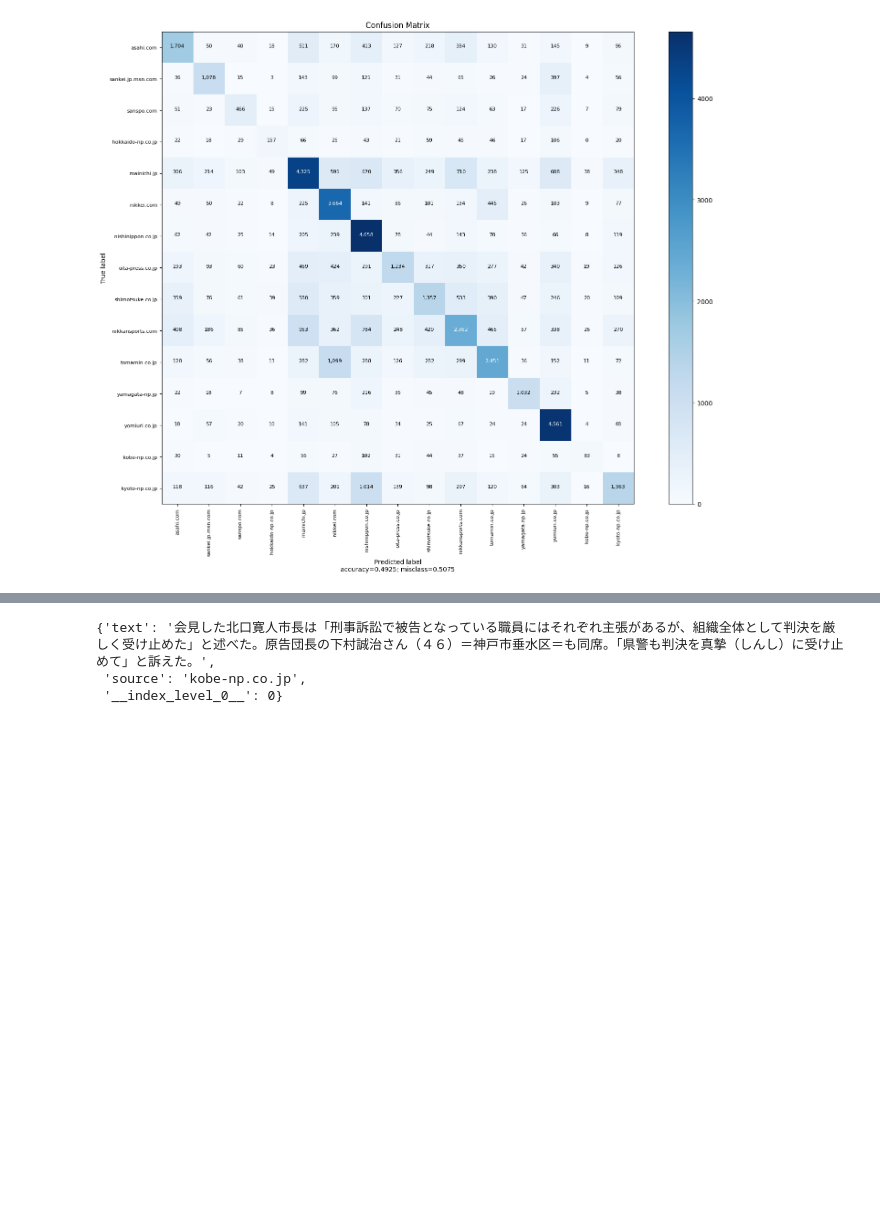
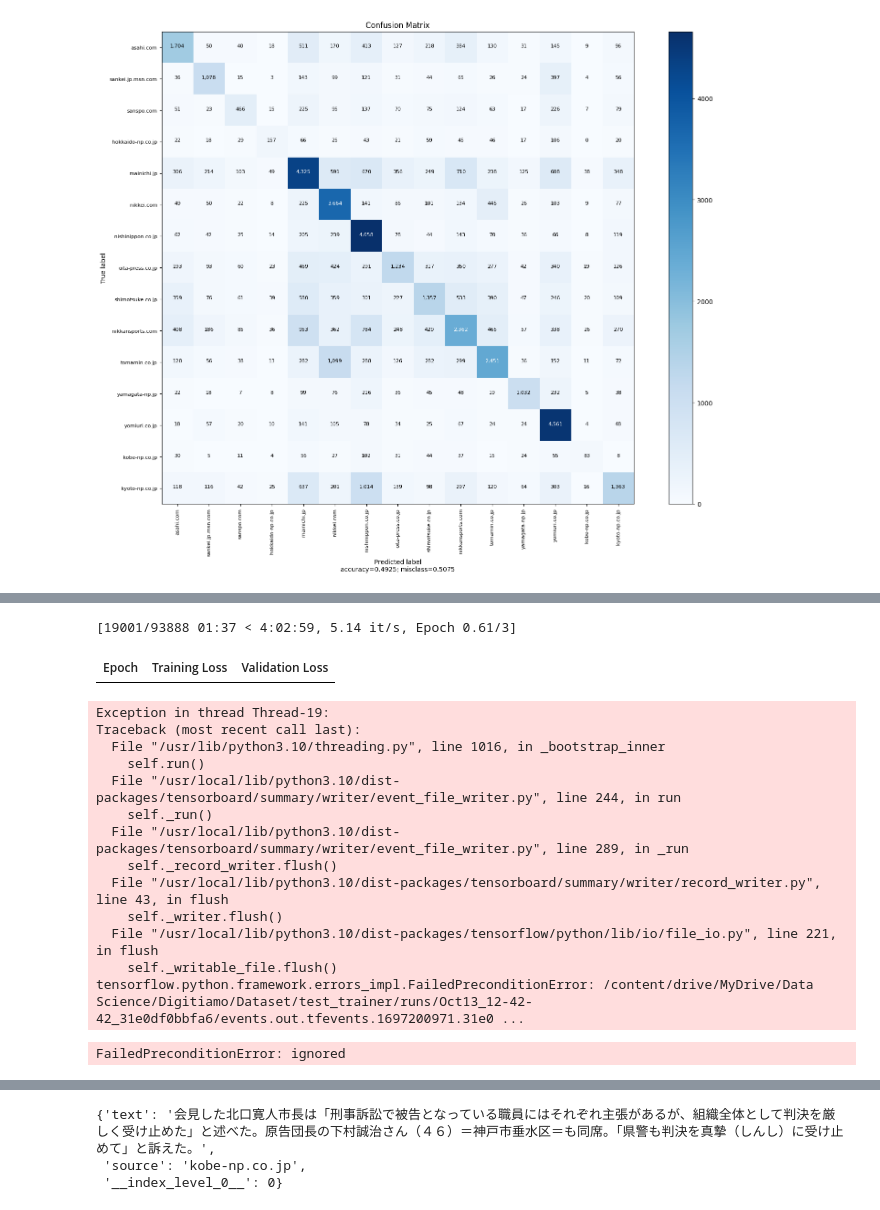
Before and after one commit to fsternini/nlp-newspaper, a Jupyter notebook: NLP.ipynb, the cells around one changed output, grey strips where cells are left out. Drawn from its saved outputs; the diff is of its cells as text; code cells hidden in the pictures; blank space fills up the shorter version.

```diff
--- a/NLP.ipynb
+++ b/NLP.ipynb
@@ -615,0 +713,3 @@ import accelerate
+# %%
+train_data.set_format(type="torch", columns=["input_ids", "token_type_ids", "attention_mask", "label"])
+val_data.set_format(type="torch", columns=["input_ids", "token_type_ids", "attention_mask", "label"])
@@ -615,0 +736,39 @@ import accelerate
+# %%
+import evaluate
+training_args = TrainingArguments(output_dir=dataset_path+"/test_trainer")
+metric = evaluate.load("accuracy")
+def compute_metrics(eval_pred):
+    logits, labels = eval_pred
+    predictions = np.argmax(logits, axis=-1)
+    return metric.compute(predictions=predictions, references=labels)
+
+from transformers import TrainingArguments, Trainer
+
+training_args = TrainingArguments(output_dir=dataset_path+"/test_trainer", evaluation_strategy="epoch")
+# %%
+trainer = Trainer(
+    model=model,
+    args=training_args,
+    train_dataset=train_data,
+    eval_dataset=val_data,
+    compute_metrics=compute_metrics,
+)
+# %%
+trainer.train(resume_from_checkpoint=True)
+# %% [output]
+[19001/93888 01:37 < 4:02:59, 5.14 it/s, Epoch 0.61/3]
+| Epoch | Training Loss | Validation Loss |
+Exception in thread Thread-19:
+Traceback (most recent call last):
+  File "/usr/lib/python3.10/threading.py", line 1016, in _bootstrap_inner
+    self.run()
+  File "/usr/local/lib/python3.10/dist-packages/tensorboard/summary/writer/event_file_writer.py", line 244, in run
+    self._run()
+  File "/usr/local/lib/python3.10/dist-packages/tensorboard/summary/writer/event_file_writer.py", line 289, in _run
+    self._record_writer.flush()
+  File "/usr/local/lib/python3.10/dist-packages/tensorboard/summary/writer/record_writer.py", line 43, in flush
+    self._writer.flush()
+  File "/usr/local/lib/python3.10/dist-packages/tensorflow/python/lib/io/file_io.py", line 221, in flush
+    self._writable_file.flush()
+tensorflow.python.framework.errors_impl.FailedPreconditionError: /content/drive/MyDrive/Data Science/Digitiamo/Dataset/test_trainer/runs/Oct13_12-42-42_31e0df0bbfa6/events.out.tfevents.1697200971.31e0 ...
+FailedPreconditionError: ignored
```
Also changed, not shown: parts of 28 cells of this notebook.
